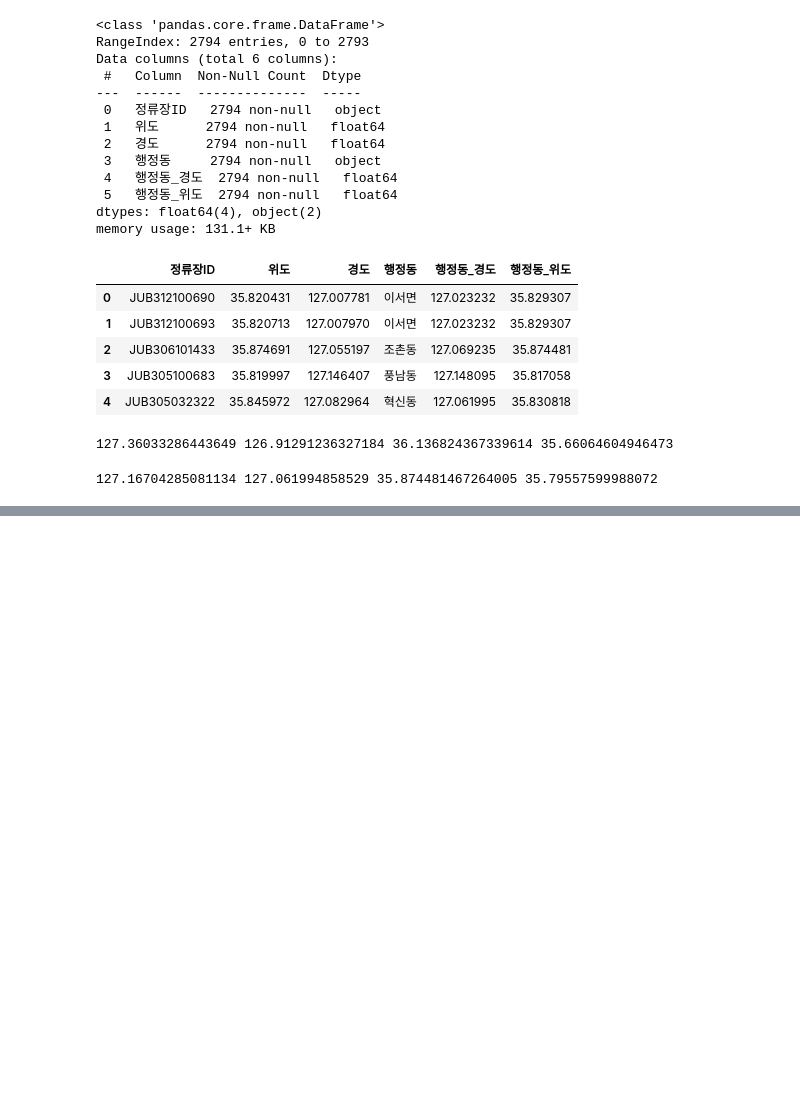
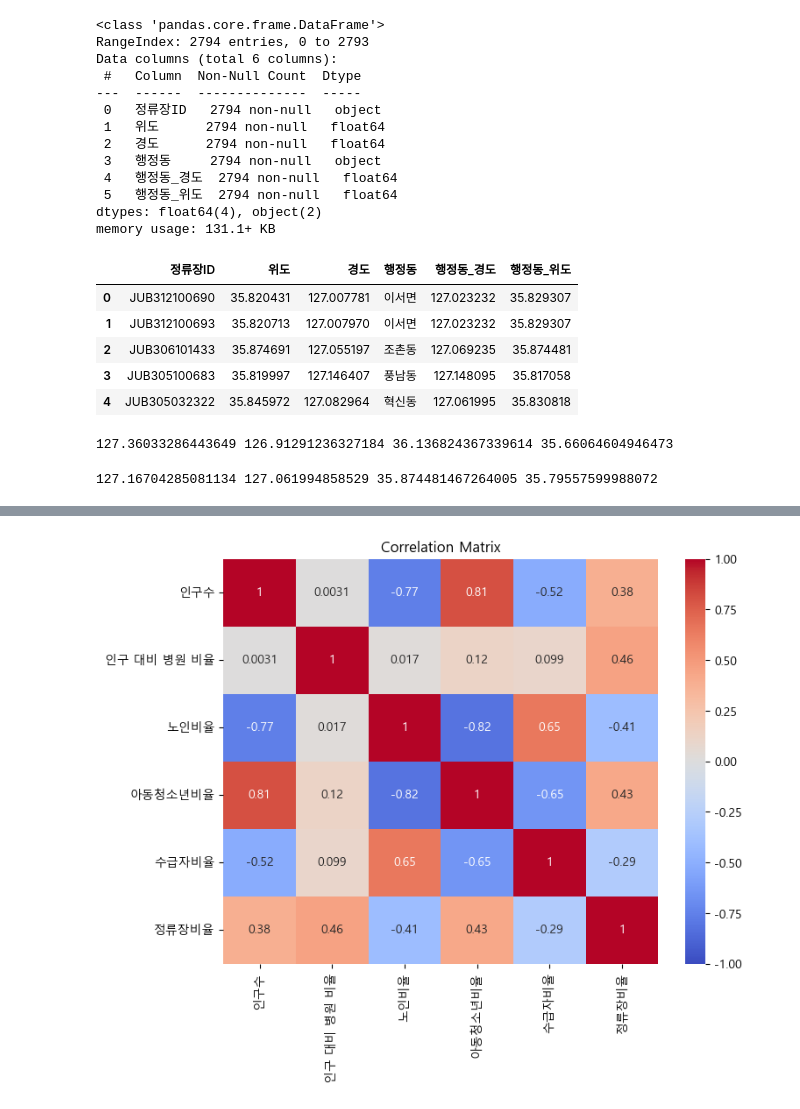
Before and after one commit to KNU-Probe/2024_Probe_Spring, a Jupyter notebook: 24_1_Project/4조/보건소 입지선정.ipynb, the cells around one changed output, grey strips where cells are left out. Saved outputs shown, nothing was run; the diff lists cells and outputs as text; code cells hidden in the pictures; blank space fills up the shorter version.

```diff
--- a/24_1_Project/4조/보건소 입지선정.ipynb
+++ b/24_1_Project/4조/보건소 입지선정.ipynb
@@ -440,0 +727,5 @@ ApiError: REQUEST_DENIED (This API project is not authorized to use this API.)
+# %%
+data['노인비율'] = data['65세이상인구수'] / data['인구수']
+data['아동청소년비율'] = data['18세미만인구수'] / data['인구수']
+data['수급자비율'] = data['수급권자수'] / data['인구수']
+data.head
@@ -440,0 +756,3 @@ ApiError: REQUEST_DENIED (This API project is not authorized to use this API.)
+# %%
+data = data[['정류장수', '병원수', '인구수', '인구 대비 병원 비율', '노인비율', '아동청소년비율', '수급자비율']]
+data.head()
@@ -440,0 +792,3 @@ ApiError: REQUEST_DENIED (This API project is not authorized to use this API.)
+# %%
+data['정류장비율'] = data['정류장수']/1338
+data.head()
@@ -440,0 +807,3 @@ ApiError: REQUEST_DENIED (This API project is not authorized to use this API.)
+# %%
+data = data[['인구수', '인구 대비 병원 비율', '노인비율', '아동청소년비율', '수급자비율', '정류장비율']]
+data
@@ -440,0 +829,9 @@ ApiError: REQUEST_DENIED (This API project is not authorized to use this API.)
+# %%
+corr_matrix = data.corr()
+
+plt.figure(figsize=(8, 6))
+sns.heatmap(corr_matrix, annot=True, cmap='coolwarm', vmin=-1, vmax=1)
+plt.title('Correlation Matrix')
+plt.show() # 상관계수가 높은 아동청소년 비율 삭제
+# %% [output]
+[figure, added]
```
Also changed, not shown: parts of 49 cells of this notebook.
